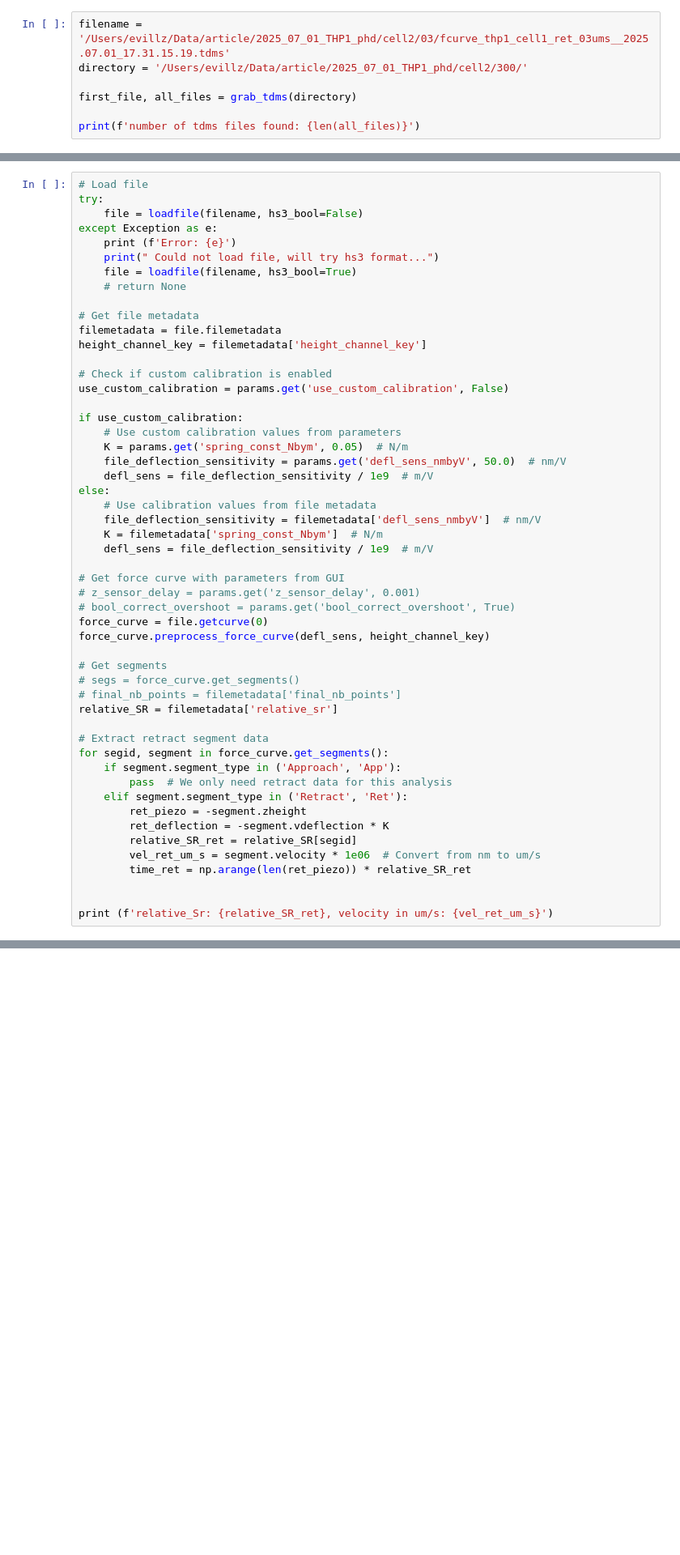
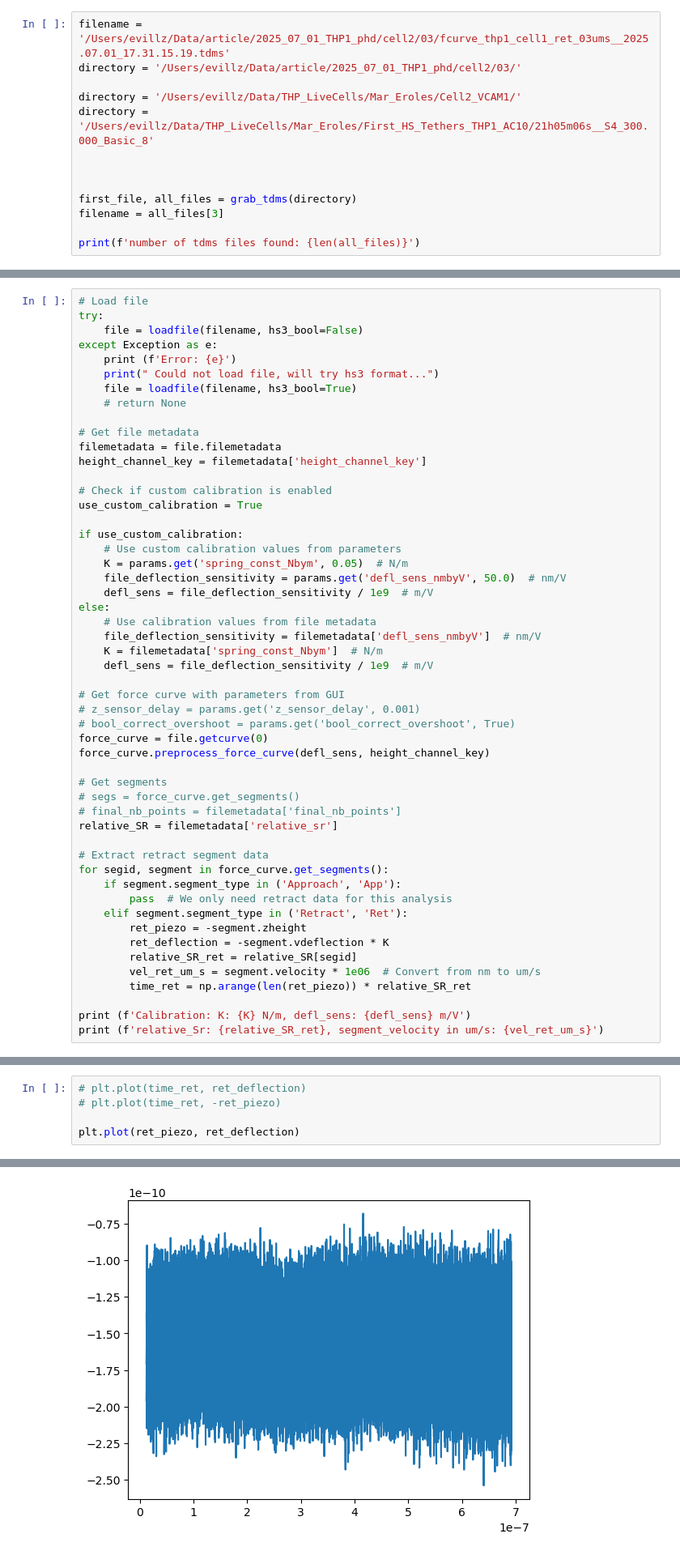
Before and after one commit to enzovill94/PyFMGUI_DyNaMo_tdms, a Jupyter notebook: Article_1/tether_finder_final.ipynb, the cells around one changed output, grey strips where cells are left out. Shown: that part at 81% size. Cells and saved outputs as stored; diff of their text form; blank space fills up the shorter version.

```diff
--- a/Article_1/tether_finder_final.ipynb
+++ b/Article_1/tether_finder_final.ipynb
@@ -32,9 +34,15 @@ import tether_script as tether
 # from pyfmrheo.utils.force_curves import get_poc_RoV_method, get_poc_regulaFalsi_method, correct_tilt, correct_offset
 # %%
 filename = '/Users/evillz/Data/article/2025_07_01_THP1_phd/cell2/03/fcurve_thp1_cell1_ret_03ums__2025.07.01_17.31.15.19.tdms'
-directory = '/Users/evillz/Data/article/2025_07_01_THP1_phd/cell2/300/'
+directory = '/Users/evillz/Data/article/2025_07_01_THP1_phd/cell2/03/'
+
+directory = '/Users/evillz/Data/THP_LiveCells/Mar_Eroles/Cell2_VCAM1/'
+directory = '/Users/evillz/Data/THP_LiveCells/Mar_Eroles/First_HS_Tethers_THP1_AC10/21h05m06s__S4_300.000_Basic_8'
+
+
 
 first_file, all_files = grab_tdms(directory)
+filename = all_files[3]
 
 print(f'number of tdms files found: {len(all_files)}')
 # %% [output]
@@ -70,7 +81,7 @@ filemetadata = file.filemetadata
 height_channel_key = filemetadata['height_channel_key']
 
 # Check if custom calibration is enabled
-use_custom_calibration = params.get('use_custom_calibration', False)
+use_custom_calibration = True
 
 if use_custom_calibration:
     # Use custom calibration values from parameters
@@ -105,6 +116,6 @@ for segid, segment in force_curve.get_segments():
         vel_ret_um_s = segment.velocity * 1e06  # Convert from nm to um/s
         time_ret = np.arange(len(ret_piezo)) * relative_SR_ret
 
-
-print (f'relative_Sr: {relative_SR_ret}, velocity in um/s: {vel_ret_um_s}')
+print (f'Calibration: K: {K} N/m, defl_sens: {defl_sens} m/V')
+print (f'relative_Sr: {relative_SR_ret}, segment_velocity in um/s: {vel_ret_um_s}')
 # %% [output]
@@ -112,0 +129,6 @@ relative_Sr: 0.002, velocity in um/s: 2.9965304999999995
+# %%
+# plt.plot(time_ret, ret_deflection)
+# plt.plot(time_ret, -ret_piezo)
+
+plt.plot(ret_piezo, ret_deflection)
+# %% [output]
@@ -113,2 +136,3 @@ relative_Sr: 0.002, velocity in um/s: 2.9965304999999995
+[figure, added]
 # %%
 # Tilt correction
```
Also changed, not shown: parts of 16 cells of this notebook, 5 other files.
